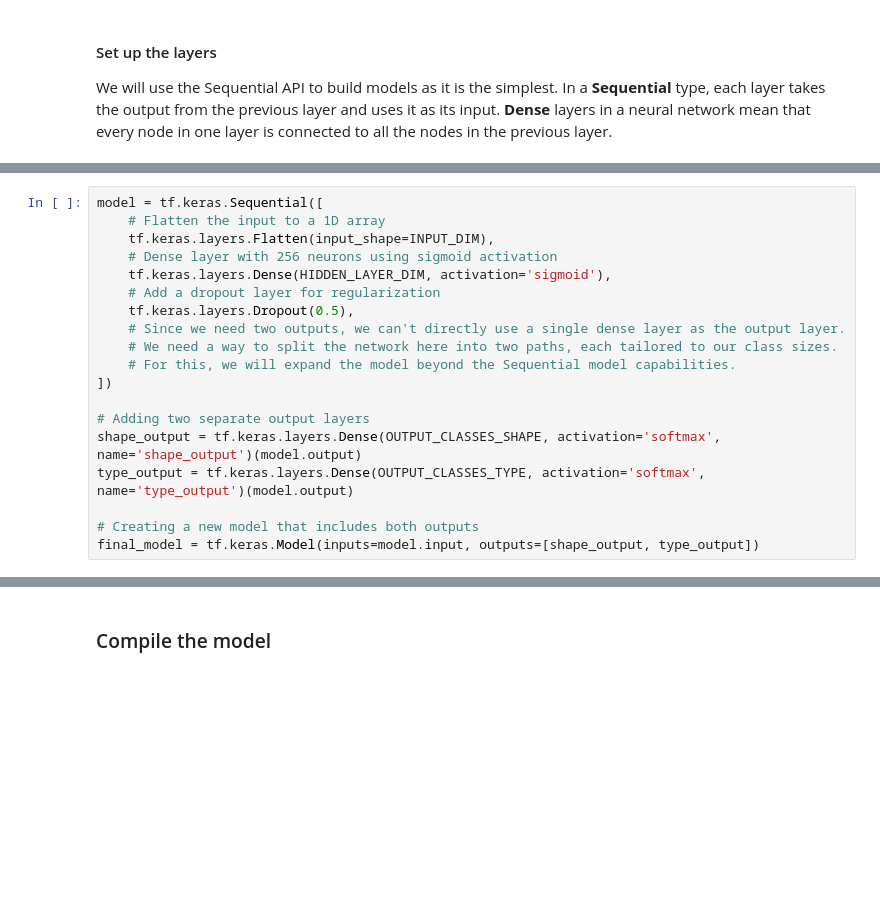
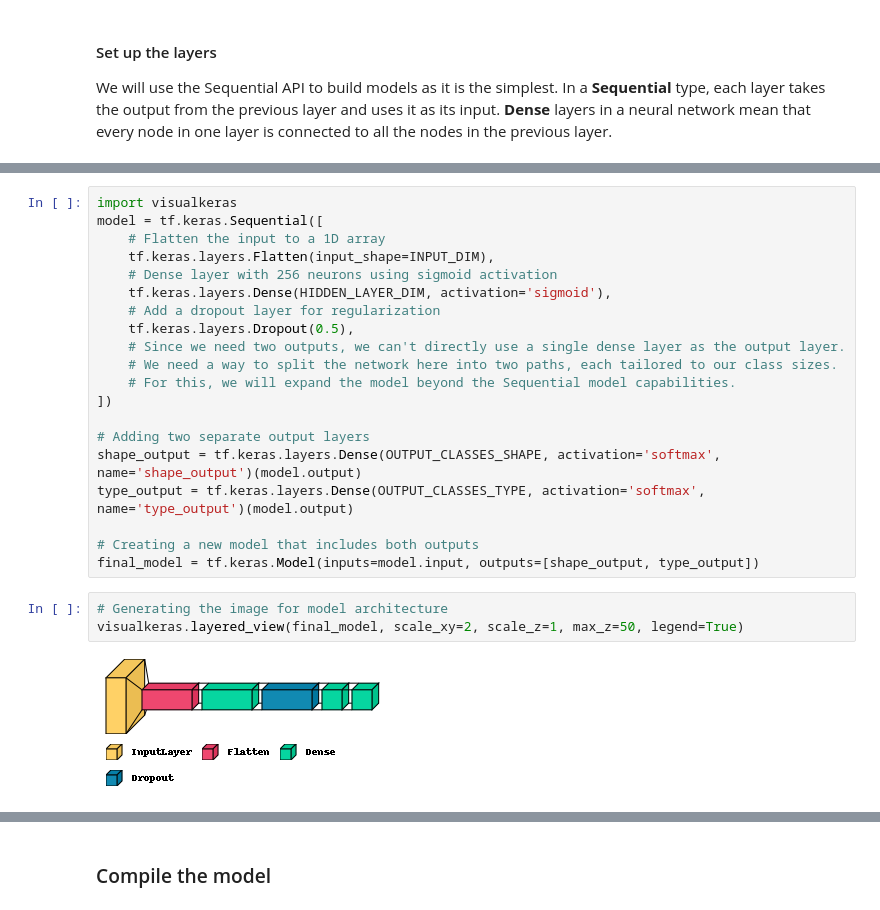
Before and after one commit to BenjapornW/Road-Traffic-Signs-Image-Classification-using-a-Neural-Network, a Jupyter notebook: s3959666_s3961136.ipynb, the cells around one changed output, grey strips where cells are left out. Saved outputs shown, nothing was run; the diff lists cells and outputs as text; blank space fills up the shorter version.

```diff
--- a/s3959666_s3961136.ipynb
+++ b/s3959666_s3961136.ipynb
@@ -287,4 +248,5 @@ We will use the Sequential API to build models as it is the simplest. In a **Seq
 # %%
+import visualkeras
 model = tf.keras.Sequential([
     # Flatten the input to a 1D array
     tf.keras.layers.Flatten(input_shape=INPUT_DIM),
@@ -303,3 +265,8 @@ type_output = tf.keras.layers.Dense(OUTPUT_CLASSES_TYPE, activation='softmax', n
 
 # Creating a new model that includes both outputs
 final_model = tf.keras.Model(inputs=model.input, outputs=[shape_output, type_output])
+# %%
+# Generating the image for model architecture
+visualkeras.layered_view(final_model, scale_xy=2, scale_z=1, max_z=50, legend=True)
+# %% [output]
+[figure, added]
```
Also changed, not shown: parts of 17 cells of this notebook.
